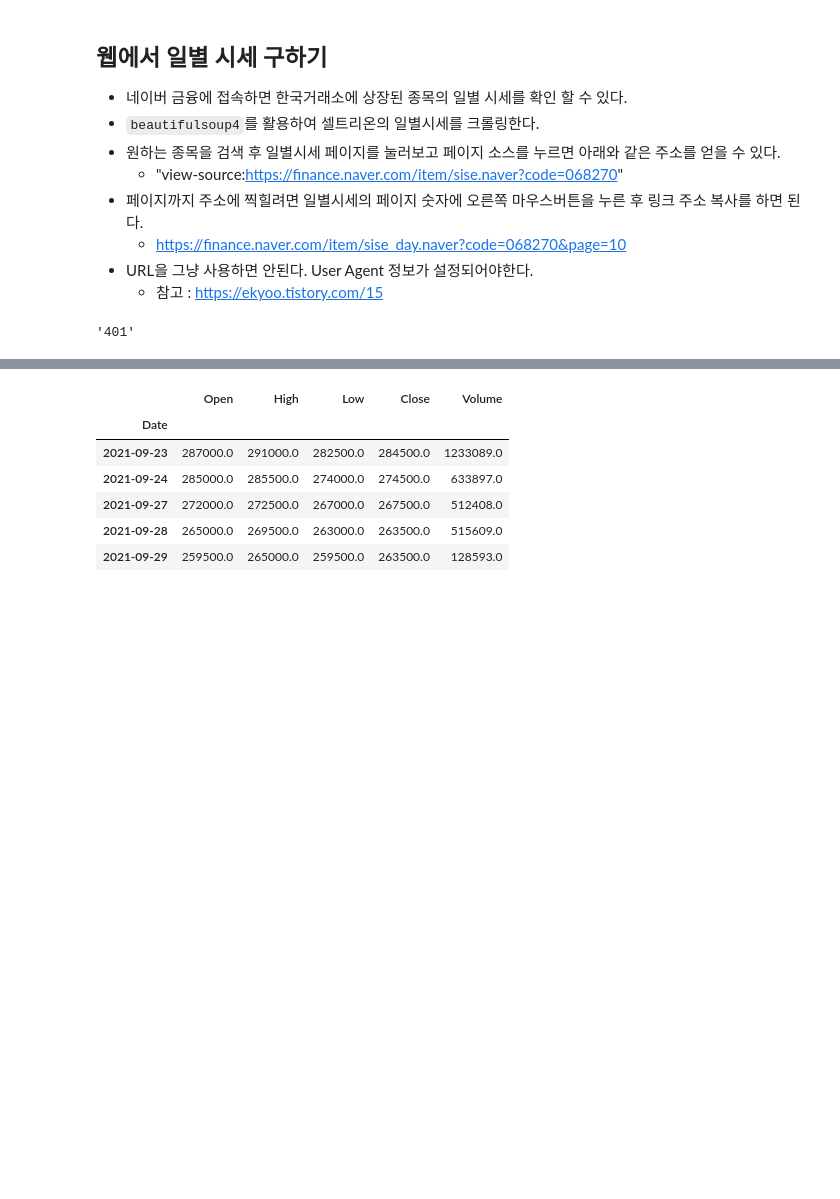
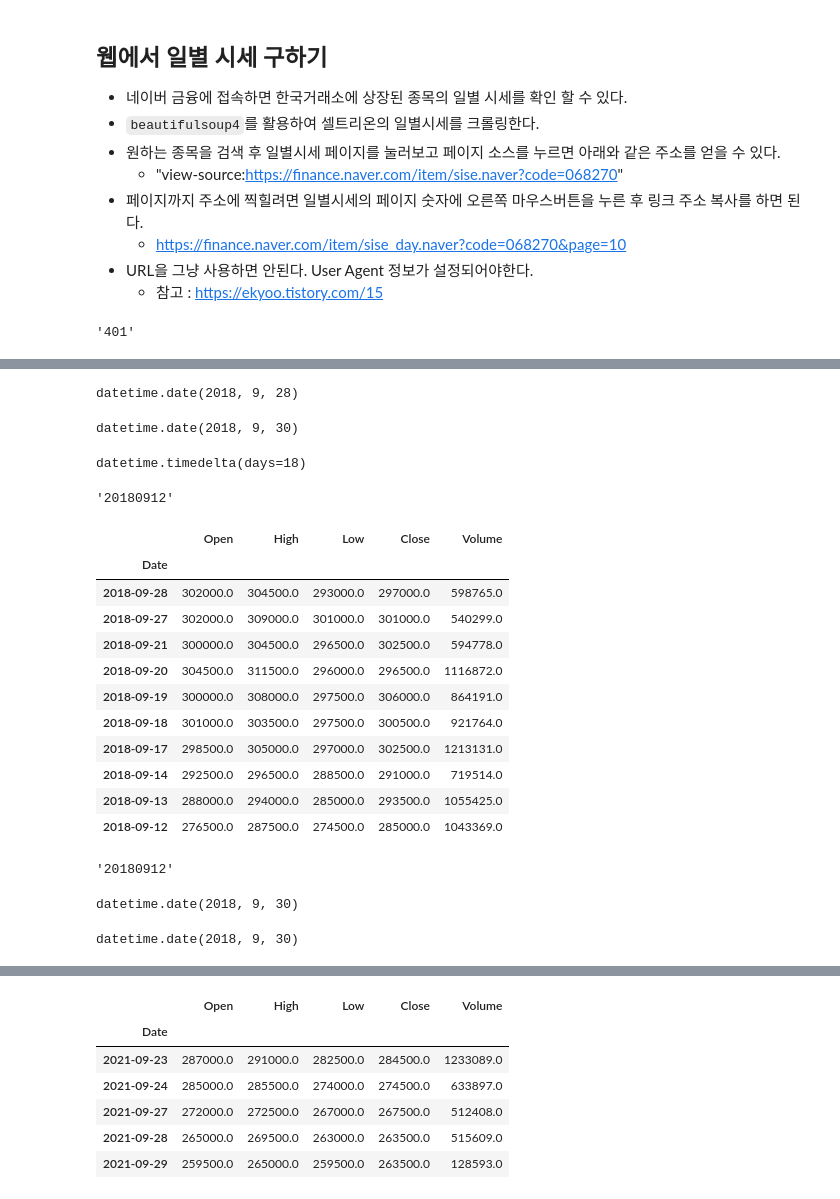
Before and after one commit to ByungSun/stock-data-analysis, a Jupyter notebook: days_notebook/20210926.ipynb, the cells around one changed output, grey strips where cells are left out. Cells and saved outputs as stored; diff of their text form; code cells hidden in the pictures; blank space fills up the shorter version.

```diff
--- a/days_notebook/20210926.ipynb
+++ b/days_notebook/20210926.ipynb
@@ -78,7 +144,14 @@ sise_url = "https://finance.naver.com/item/sise_day.nhn?code=068270" # 셀트리
 for page in tqdm(range(1, int(last_page)+1)):
     page_url = '{}&page={}'.format(sise_url, page)
     response = opener.open(page_url)
-    df = df.append(pd.read_html(response, header=0)[0])
+    _df = pd.read_html(response, header=0)[0].dropna().drop(columns=['전일비'])
 
-df = df.dropna()
-df = df.drop(columns=['전일비'])
+    _df = _df.rename(columns={'날짜': 'Date', '시가': 'Open', '고가': 'High', '저가': 'Low', '종가': 'Close', '거래량': 'Volume'})
+    _df.index = pd.to_datetime(_df['Date'])
+    _df = _df[['Open', 'High', 'Low', 'Close', 'Volume']]
+
+    df = df.append(_df)
+
+    if _df.index.max().strftime('%Y-%m-%d') < end_date:
+        df = df[df.index >= end_date]
+        break
@@ -84,0 +175,43 @@ df = df.drop(columns=['전일비'])
+# %%
+_df.index.max().date()
+# %% [output]
+datetime.date(2018, 9, 28)
+# %%
+end_date
+# %% [output]
+datetime.date(2018, 9, 30)
+# %%
+end_date - df.index[-1].date()
+# %% [output]
+datetime.timedelta(days=18)
+# %%
+df.index[-1].date().strftime('%Y%m%d')
+# %% [output]
+'20180912'
+# %%
+_df
+# %% [output]
+|  | Open | High | Low | Close | Volume |
+| Date |  |  |  |  |  |
+| 2018-09-28 | 302000.0 | 304500.0 | 293000.0 | 297000.0 | 598765.0 |
+| 2018-09-27 | 302000.0 | 309000.0 | 301000.0 | 301000.0 | 540299.0 |
+| 2018-09-21 | 300000.0 | 304500.0 | 296500.0 | 302500.0 | 594778.0 |
+| 2018-09-20 | 304500.0 | 311500.0 | 296000.0 | 296500.0 | 1116872.0 |
+| 2018-09-19 | 300000.0 | 308000.0 | 297500.0 | 306000.0 | 864191.0 |
+| 2018-09-18 | 301000.0 | 303500.0 | 297500.0 | 300500.0 | 921764.0 |
+| 2018-09-17 | 298500.0 | 305000.0 | 297000.0 | 302500.0 | 1213131.0 |
+| 2018-09-14 | 292500.0 | 296500.0 | 288500.0 | 291000.0 | 719514.0 |
+| 2018-09-13 | 288000.0 | 294000.0 | 285000.0 | 293500.0 | 1055425.0 |
+| 2018-09-12 | 276500.0 | 287500.0 | 274500.0 | 285000.0 | 1043369.0 |
+# %%
+df.index[-1].date().strftime('%Y%m%d')
+# %% [output]
+'20180912'
+# %%
+datetime.date.today() - year_3
+# %% [output]
+datetime.date(2018, 9, 30)
+# %%
+end_date
+# %% [output]
+datetime.date(2018, 9, 30)
```
Also changed, not shown: parts of 20 cells of this notebook, 1 other file.
